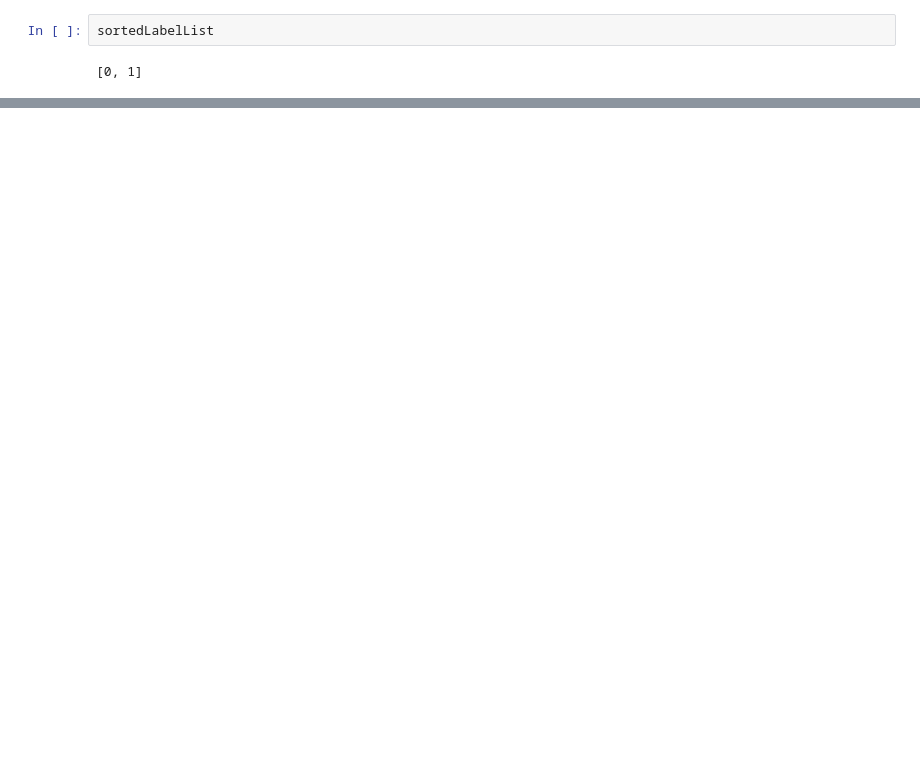
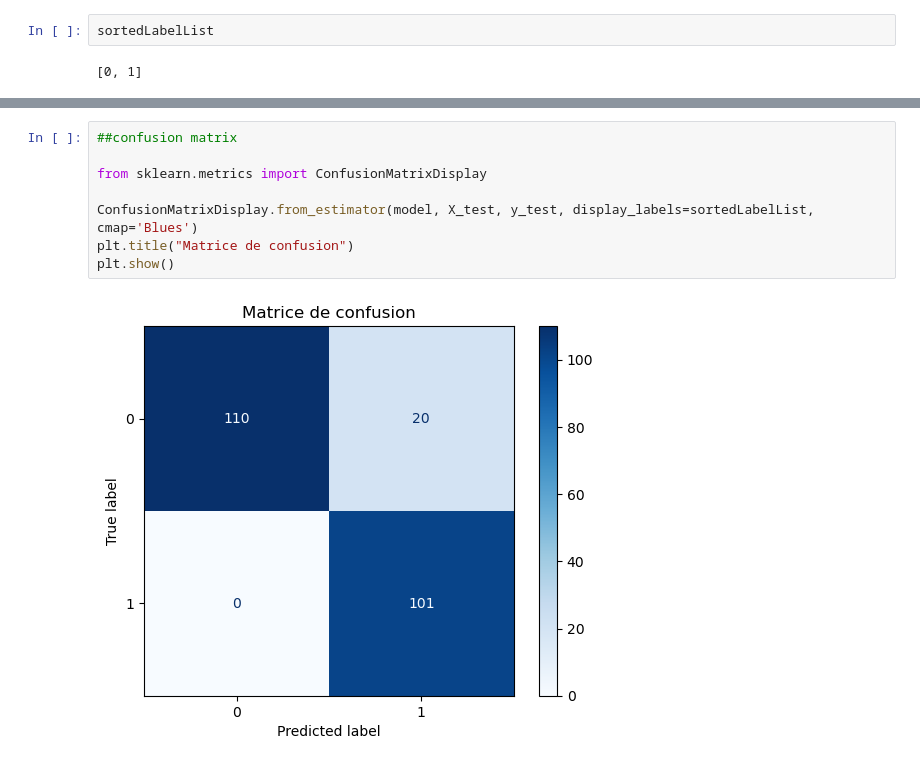
Before and after one commit to ymalki/AI, a Jupyter notebook: NB_random_forests.ipynb, the cells around one changed output, grey strips where cells are left out. Saved outputs shown, nothing was run; the diff lists cells and outputs as text; blank space fills up the shorter version.

```diff
--- a/NB_random_forests.ipynb
+++ b/NB_random_forests.ipynb
@@ -153,0 +203,10 @@ TypeError: can only concatenate str (not "int") to str
+# %%
+##confusion matrix
+
+from sklearn.metrics import ConfusionMatrixDisplay
+
+ConfusionMatrixDisplay.from_estimator(model, X_test, y_test, display_labels=sortedLabelList, cmap='Blues')
+plt.title("Matrice de confusion")
+plt.show()
+# %% [output]
+[figure, added]
```
Also changed, not shown: parts of 27 cells of this notebook.
